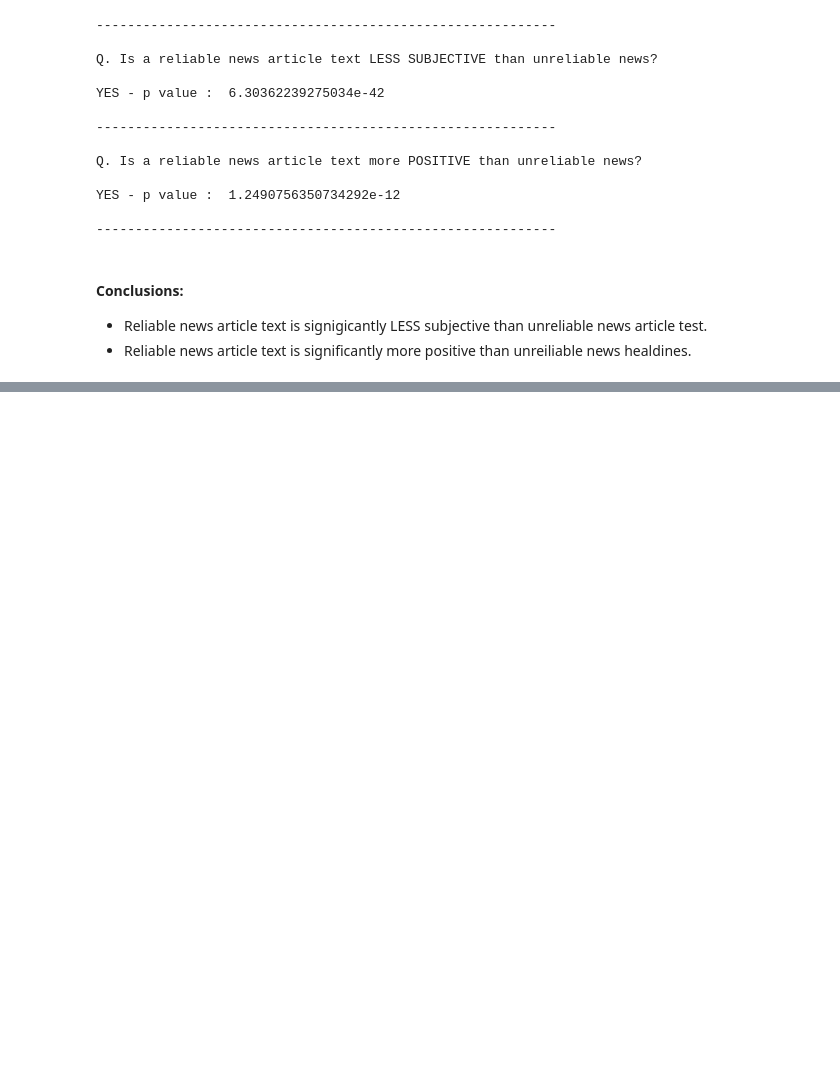
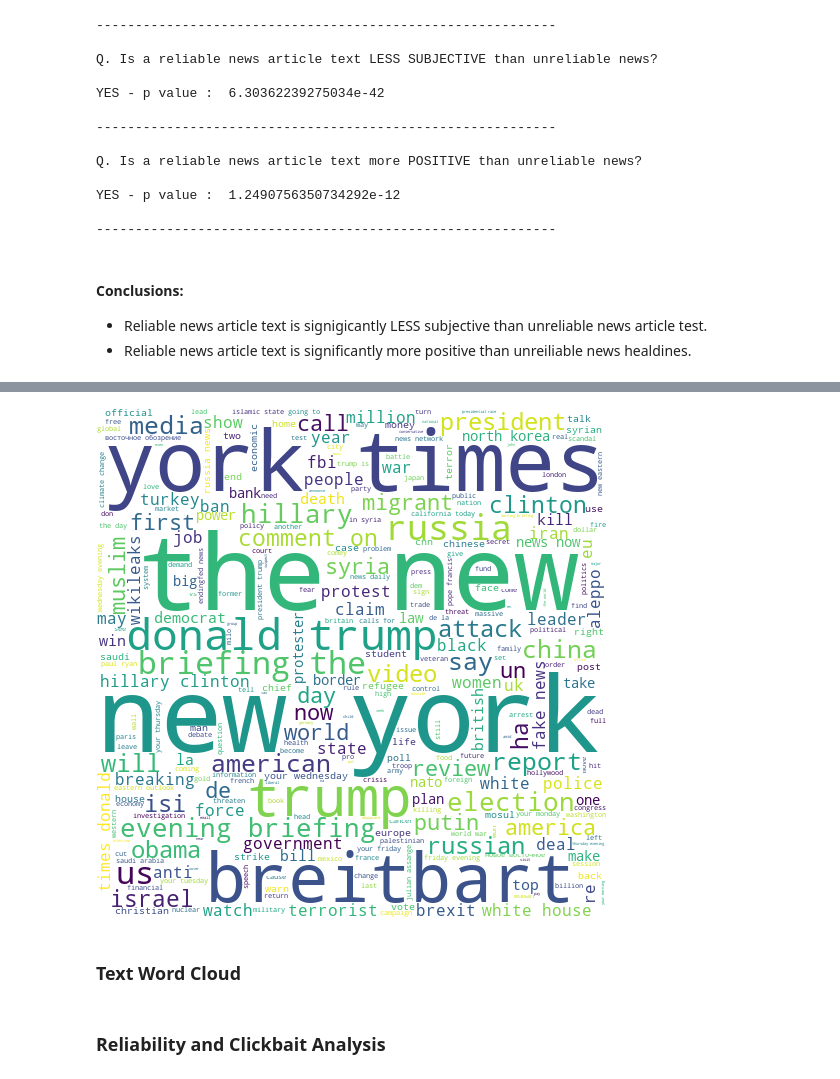
Before and after one commit to kaushalvivek/fake-news-kaggle-summary, a Jupyter notebook: analysis.ipynb, the cells around one changed output, grey strips where cells are left out. Saved outputs shown, nothing was run; the diff lists cells and outputs as text; code cells hidden in the pictures; blank space fills up the shorter version.

Commit message:
analysis updated

```diff
--- a/analysis.ipynb
+++ b/analysis.ipynb
@@ -770,0 +831,19 @@ YES - p value :  1.2490756350734292e-12
+# %%
+title_word_cloud_string_non_clickbait = " "
+for i in range(non_clickbait.shape[0]):
+    title_word_cloud_string_non_clickbait = \
+    title_word_cloud_string_non_clickbait + str(non_clickbait.iloc[i]['title']) + " "
+title_word_cloud_string_non_clickbait = title_word_cloud_string_non_clickbait.lower()
+# %%
+maskArray = np.array(Image.open("img/cloud.png"))
+cloud = WordCloud(background_color = "white", \
+                  max_words = 300, mask = maskArray, stopwords = set(STOPWORDS))
+cloud.generate(title_word_cloud_string_non_clickbait)
+cloud.to_file("img/title_wc_non_clickbait.png")
+Im(filename='img/title_wc_non_clickbait.png')
+# %% [output]
+[figure, added]
+# %% [markdown]
+### Text Word Cloud
+# %% [markdown]
+### Reliability and Clickbait Analysis
```
Also changed, not shown: parts of 22 cells of this notebook.
